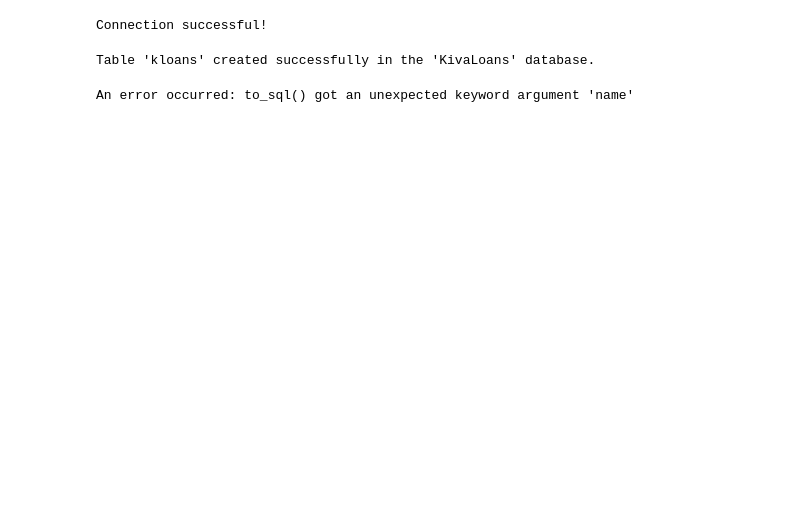
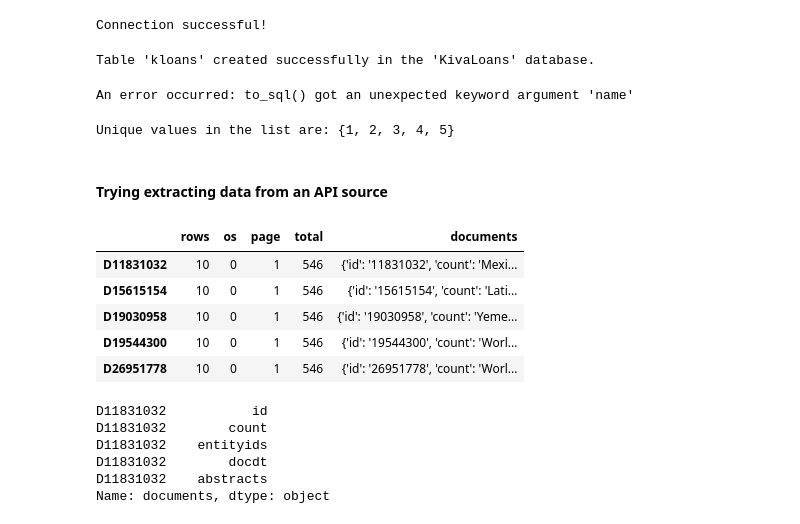
Before and after one commit to moyinajayi/kivaLoanAnalysis, a Jupyter notebook: KivaEDA.ipynb, the cells around one changed output. Saved outputs shown, nothing was run; the diff lists cells and outputs as text; code cells hidden in the pictures; blank space fills up the shorter version.

```diff
--- a/KivaEDA.ipynb
+++ b/KivaEDA.ipynb
@@ -219,3 +226,40 @@ except Exception as e:
     print(f"An error occurred: {e}")
 # %% [output]
 An error occurred: to_sql() got an unexpected keyword argument 'name'
+# %%
+list_with_duplicates = [1,1,1,1,2,2,2,3,3,3,3,4,4,5]# Define a list with some duplicate values
+
+# Use a set to find unique values
+unique_values = set(list_with_duplicates)
+
+# Print unique values
+print("Unique values in the list are:", unique_values)
+# %% [output]
+Unique values in the list are: {1, 2, 3, 4, 5}
+# %% [markdown]
+#### Trying extracting data from an API source
+# %%
+import requests
+import pandas as pd
+
+url = 'https://search.worldbank.org/api/v2/wds?format=json&qterm=wind%20turbine&fl=docdt,count'
+r = requests.get(url)
+df = pd.DataFrame(r.json())
+df.head()
+# %% [output]
+|  | rows | os | page | total | documents |
+| D11831032 | 10 | 0 | 1 | 546 | {'id': '11831032', 'count': 'Mexi... |
+| D15615154 | 10 | 0 | 1 | 546 | {'id': '15615154', 'count': 'Lati... |
+| D19030958 | 10 | 0 | 1 | 546 | {'id': '19030958', 'count': 'Yeme... |
+| D19544300 | 10 | 0 | 1 | 546 | {'id': '19544300', 'count': 'Worl... |
+| D26951778 | 10 | 0 | 1 | 546 | {'id': '26951778', 'count': 'Worl... |
+# %%
+df1 = df['documents'].explode()
+df1.head()
+# %% [output]
+D11831032           id
+D11831032        count
+D11831032    entityids
+D11831032        docdt
+D11831032    abstracts
+Name: documents, dtype: object
```
Also changed, not shown: parts of 6 cells of this notebook.
